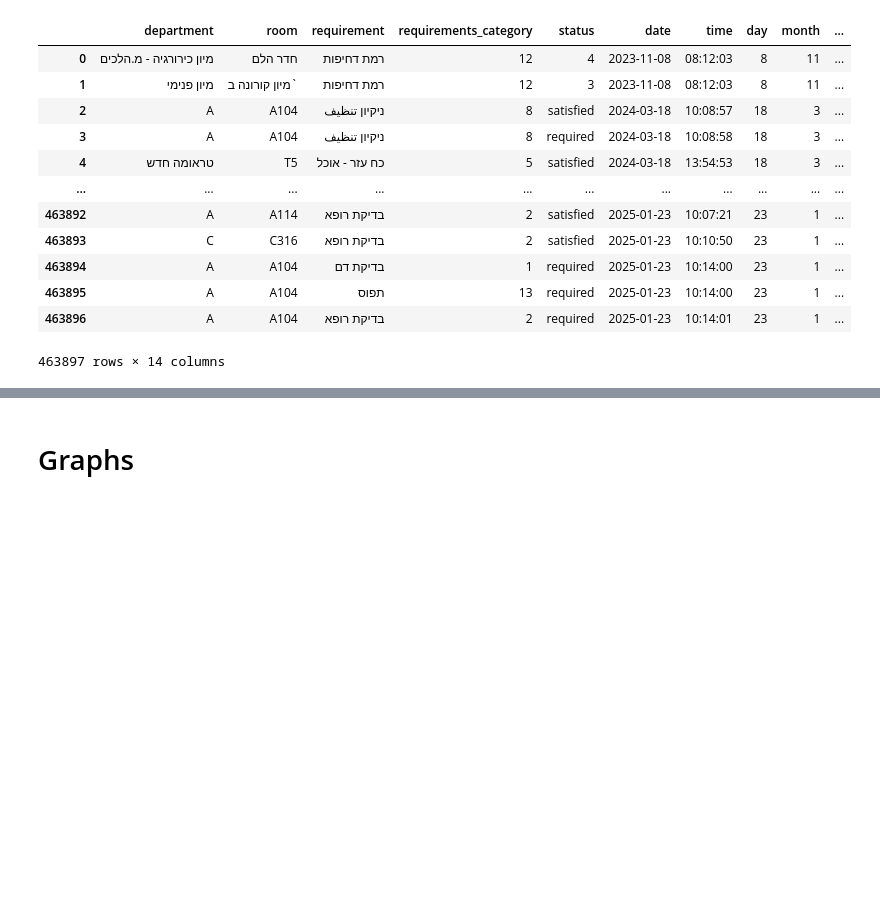
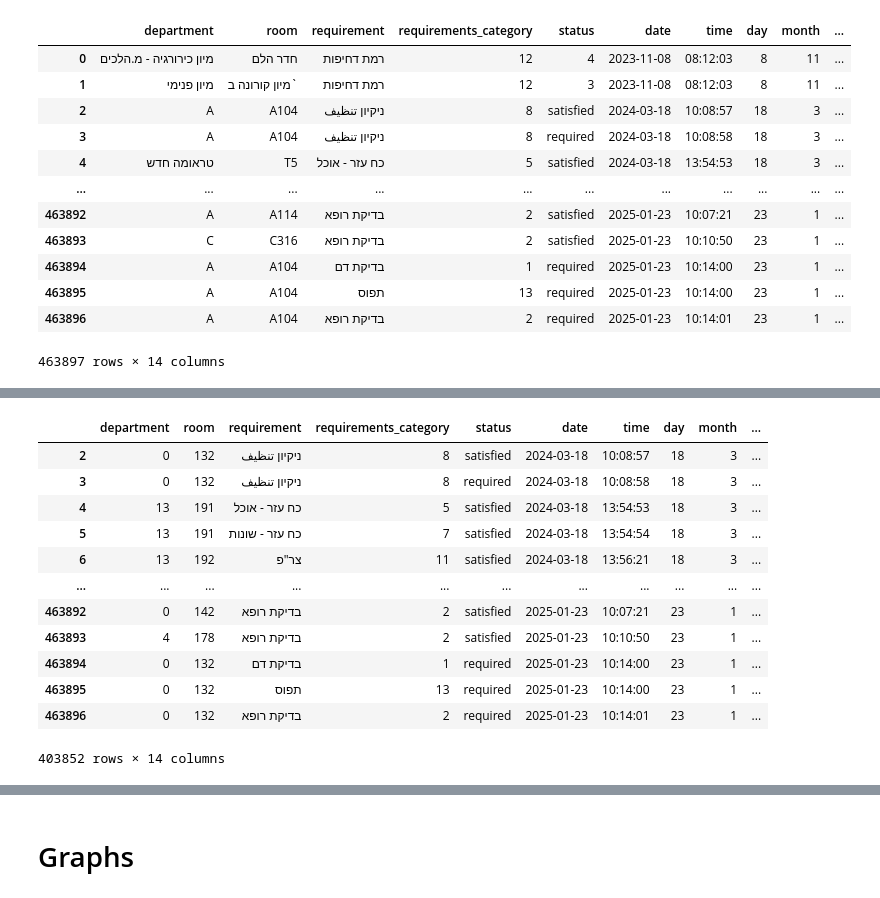
Before and after one commit to RotemGeva226/Hackaton0404, a Jupyter notebook: main.ipynb, the cells around one changed output, grey strips where cells are left out. Drawn from its saved outputs; the diff is of its cells as text; code cells hidden in the pictures; blank space fills up the shorter version.

```diff
--- a/main.ipynb
+++ b/main.ipynb
@@ -237,0 +286,16 @@ processed_without_status = processed[processed['requirements_category'] != 13]
+# %%
+processed
+# %% [output]
+|  | department | room | requirement | requirements_category | status | date | time | day | month | ... |
+| 2 | 0 | 132 | ניקיון تنظيف | 8 | satisfied | 2024-03-18 | 10:08:57 | 18 | 3 | ... |
+| 3 | 0 | 132 | ניקיון تنظيف | 8 | required | 2024-03-18 | 10:08:58 | 18 | 3 | ... |
+| 4 | 13 | 191 | כח עזר - אוכל | 5 | satisfied | 2024-03-18 | 13:54:53 | 18 | 3 | ... |
+| 5 | 13 | 191 | כח עזר - שונות | 7 | satisfied | 2024-03-18 | 13:54:54 | 18 | 3 | ... |
+| 6 | 13 | 192 | צר"פ | 11 | satisfied | 2024-03-18 | 13:56:21 | 18 | 3 | ... |
+| ... | ... | ... | ... | ... | ... | ... | ... | ... | ... | ... |
+| 463892 | 0 | 142 | בדיקת רופא | 2 | satisfied | 2025-01-23 | 10:07:21 | 23 | 1 | ... |
+| 463893 | 4 | 178 | בדיקת רופא | 2 | satisfied | 2025-01-23 | 10:10:50 | 23 | 1 | ... |
+| 463894 | 0 | 132 | בדיקת דם | 1 | required | 2025-01-23 | 10:14:00 | 23 | 1 | ... |
+| 463895 | 0 | 132 | תפוס | 13 | required | 2025-01-23 | 10:14:00 | 23 | 1 | ... |
+| 463896 | 0 | 132 | בדיקת רופא | 2 | required | 2025-01-23 | 10:14:01 | 23 | 1 | ... |
+403852 rows × 14 columns
```
Also changed, not shown: parts of 13 cells of this notebook.
